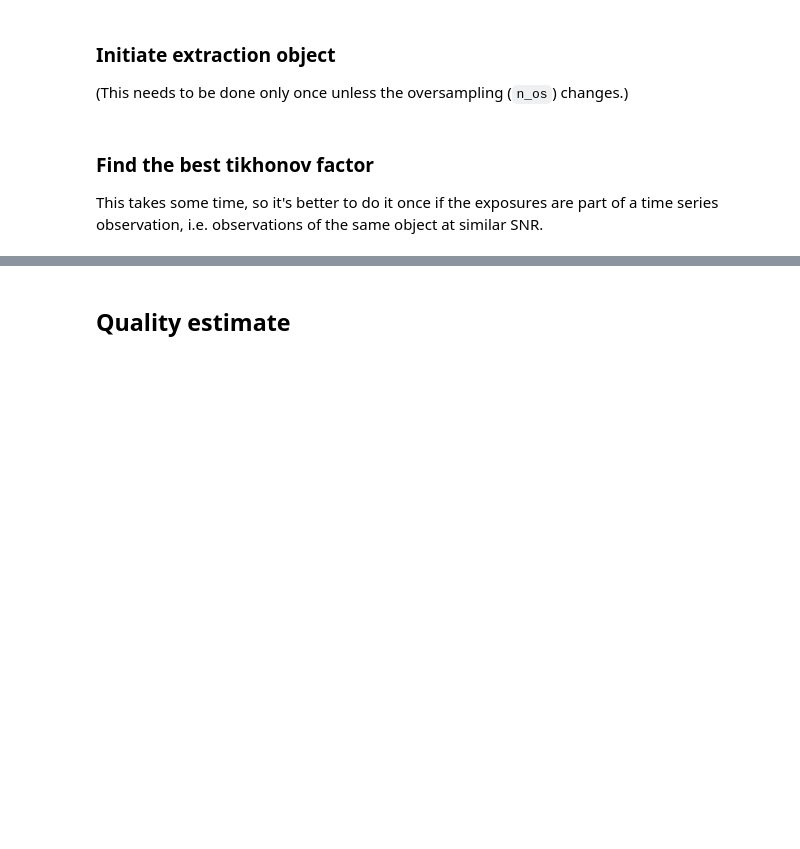
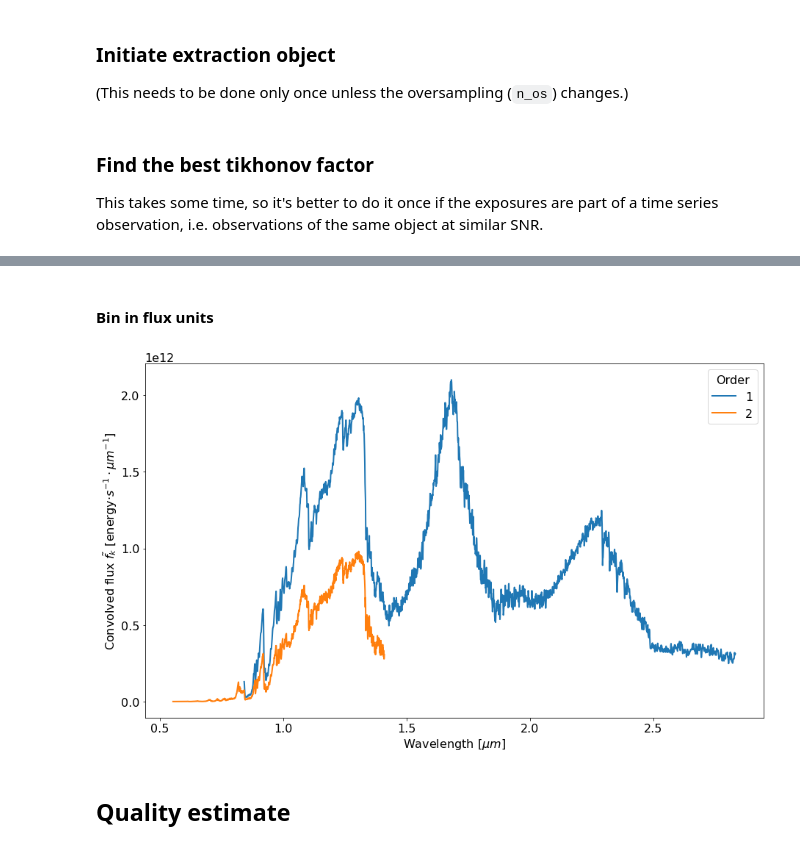
Before and after one commit to njcuk9999/jwst-mtl, a Jupyter notebook: SOSS/Tikhonov_extraction.ipynb, the cells around one changed output, grey strips where cells are left out. Drawn from its saved outputs; the diff is of its cells as text; code cells hidden in the pictures; blank space fills up the shorter version.

```diff
--- a/SOSS/Tikhonov_extraction.ipynb
+++ b/SOSS/Tikhonov_extraction.ipynb
@@ -162,3 +187,27 @@ plt.show()
+# %% [markdown]
+#### Bin in flux units
+# %%
+# Set throughput to 1
+def throughput(x):
+    return np.ones_like(x)
+
+for i_ord in range(extract.n_ord): # TODO I think we can make it so we just get the order m=1,2 and never have to deal with an index as well.
+
+    # Integrate.
+    lam_bin, f_bin = extract.bin_to_pixel(f_k=f_k, i_ord=i_ord, throughput=throughput)
+
+    # Plot
+    label = extract.orders[i_ord]
+    plt.plot(lam_bin_list[i_ord], f_bin_list[i_ord], label=label)
+
+plt.ylabel(r"Convolved flux $\tilde{f_k}$ [energy$\cdot s^{-1} \cdot \mu m^{-1}$]")
+plt.xlabel("Wavelength [$\mu m$]")
+
+plt.tight_layout()
+plt.legend(title="Order")
+plt.show()
+# %% [output]
+[figure, added]
 # %% [markdown]
 ## Quality estimate
 # %% [markdown]
```
Also changed, not shown: parts of 14 cells of this notebook.
